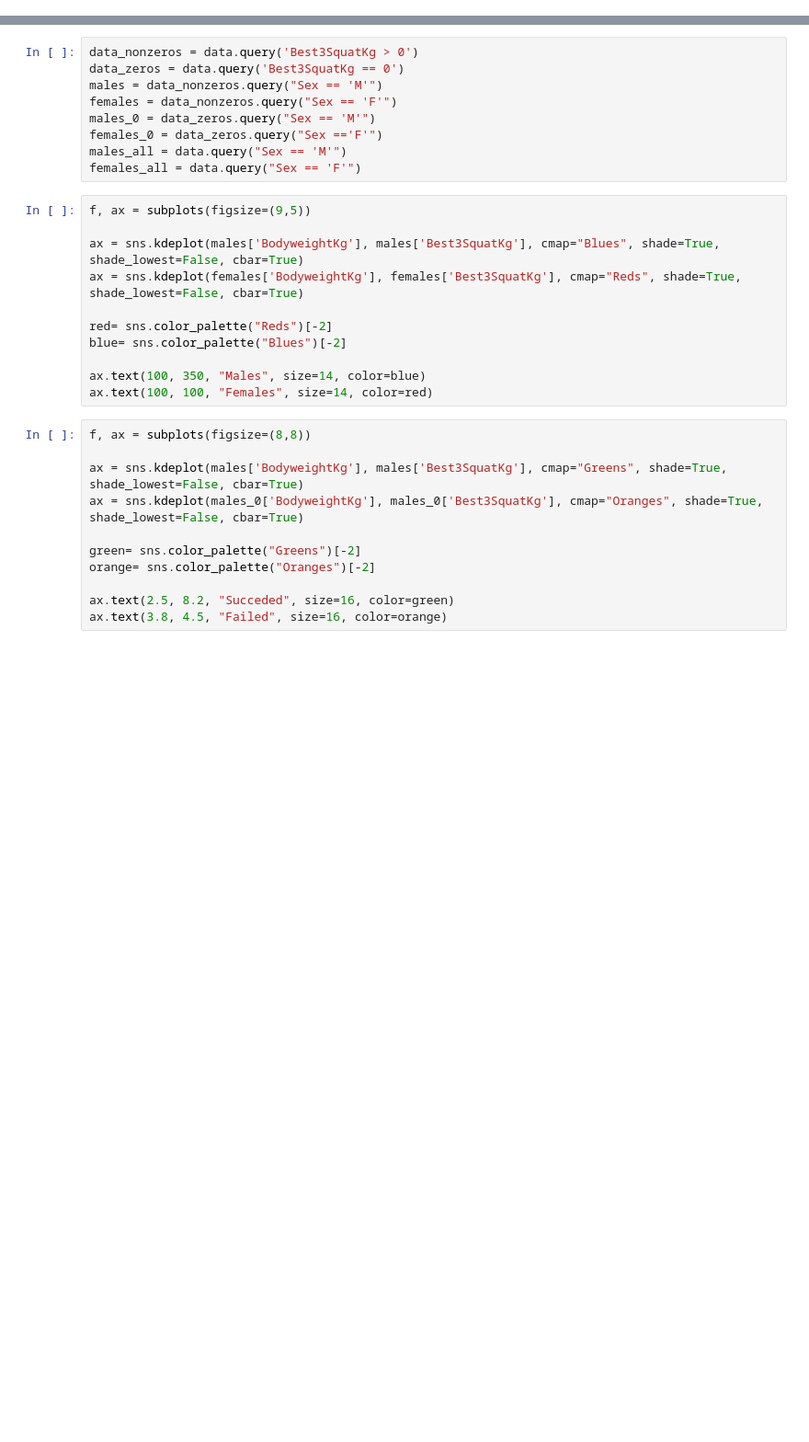
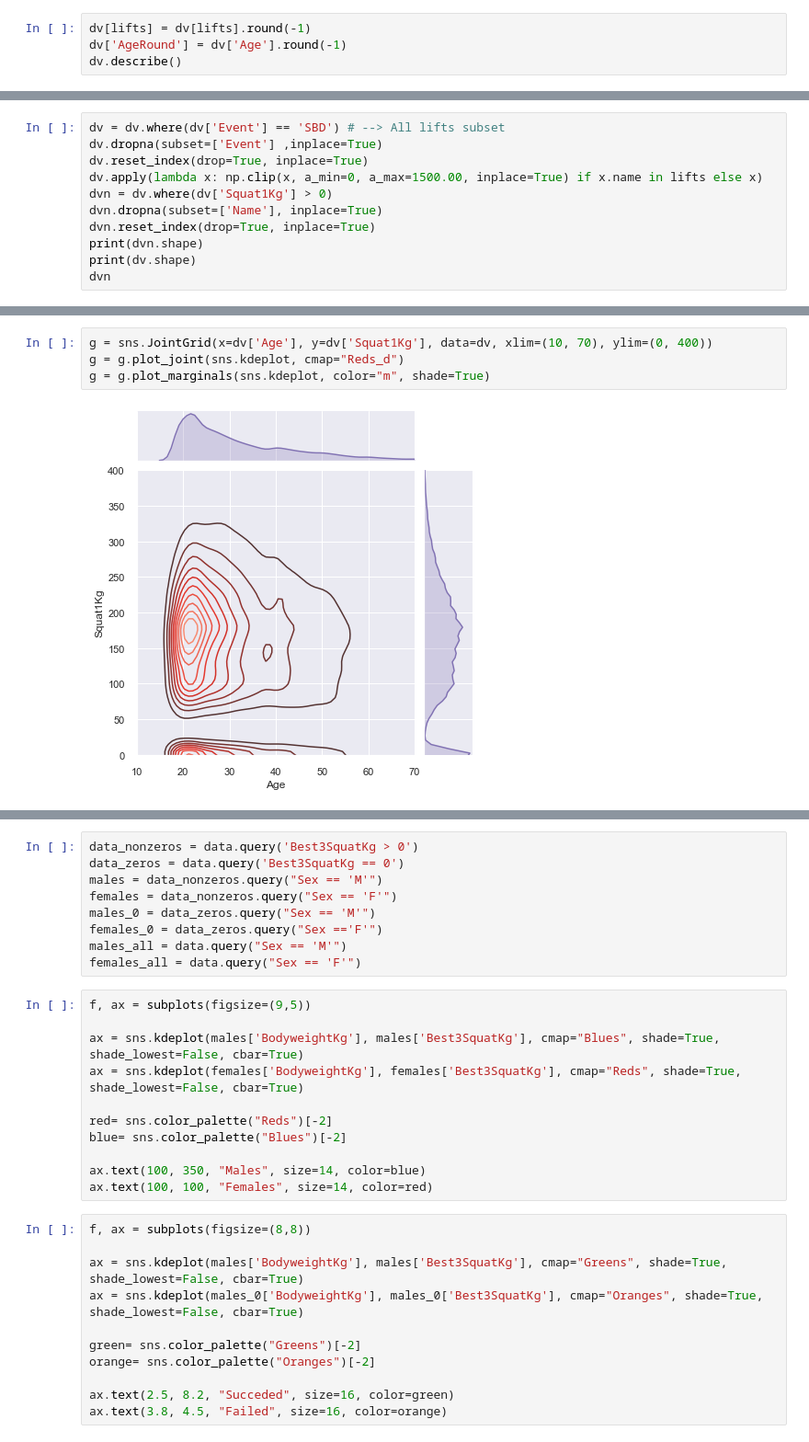
Before and after one commit to jasval/powerlifting-analytics, a Jupyter notebook: Graphs_01.ipynb, the cells around one changed output, grey strips where cells are left out. Shown at 92% size. Saved outputs shown, nothing was run; the diff lists cells and outputs as text; blank space fills up the shorter version.

```diff
--- a/Graphs_01.ipynb
+++ b/Graphs_01.ipynb
@@ -55,0 +23,4 @@ data
+# %%
+dv[lifts] = dv[lifts].round(-1)
+dv['AgeRound'] = dv['Age'].round(-1)
+dv.describe()
@@ -73,0 +51,11 @@ ValueError: cannot convert float NaN to integer
+# %%
+dv = dv.where(dv['Event'] == 'SBD') # --> All lifts subset
+dv.dropna(subset=['Event'] ,inplace=True)
+dv.reset_index(drop=True, inplace=True)
+dv.apply(lambda x: np.clip(x, a_min=0, a_max=1500.00, inplace=True) if x.name in lifts else x)
+dvn = dv.where(dv['Squat1Kg'] > 0)
+dvn.dropna(subset=['Name'], inplace=True)
+dvn.reset_index(drop=True, inplace=True)
+print(dvn.shape)
+print(dv.shape)
+dvn
@@ -73,0 +78,6 @@ ValueError: cannot convert float NaN to integer
+# %%
+g = sns.JointGrid(x=dv['Age'], y=dv['Squat1Kg'], data=dv, xlim=(10, 70), ylim=(0, 400))
+g = g.plot_joint(sns.kdeplot, cmap="Reds_d")
+g = g.plot_marginals(sns.kdeplot, color="m", shade=True)
+# %% [output]
+[figure, added]
```
Also changed, not shown: parts of 12 cells of this notebook, 2 other files.
